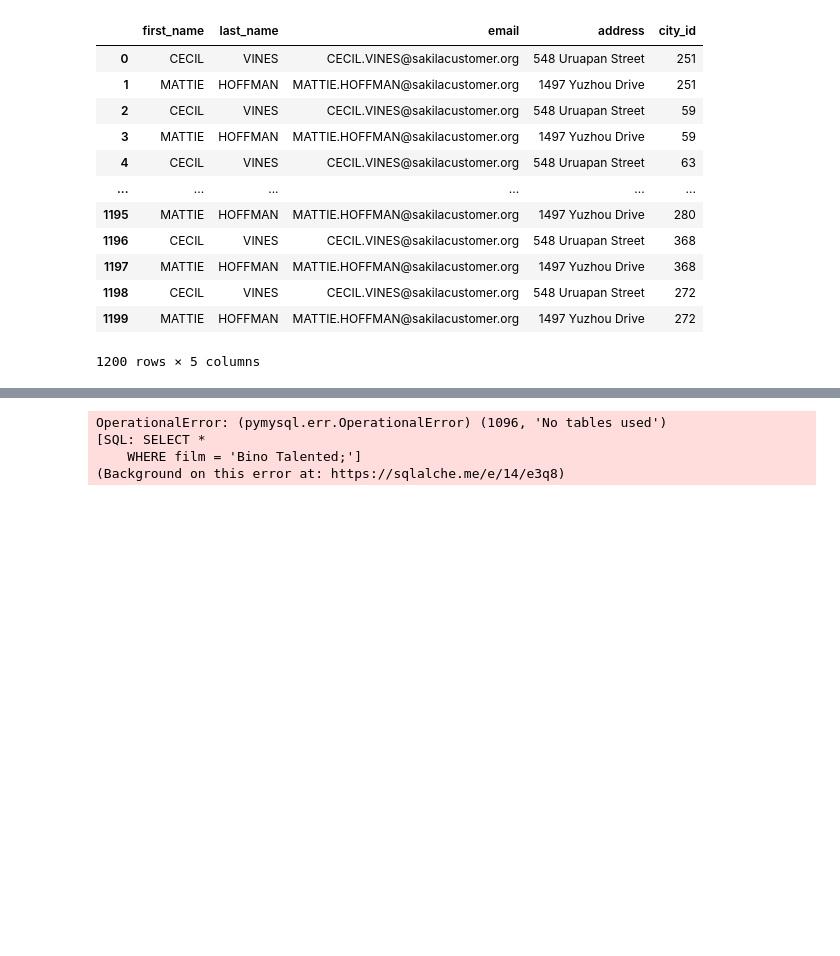
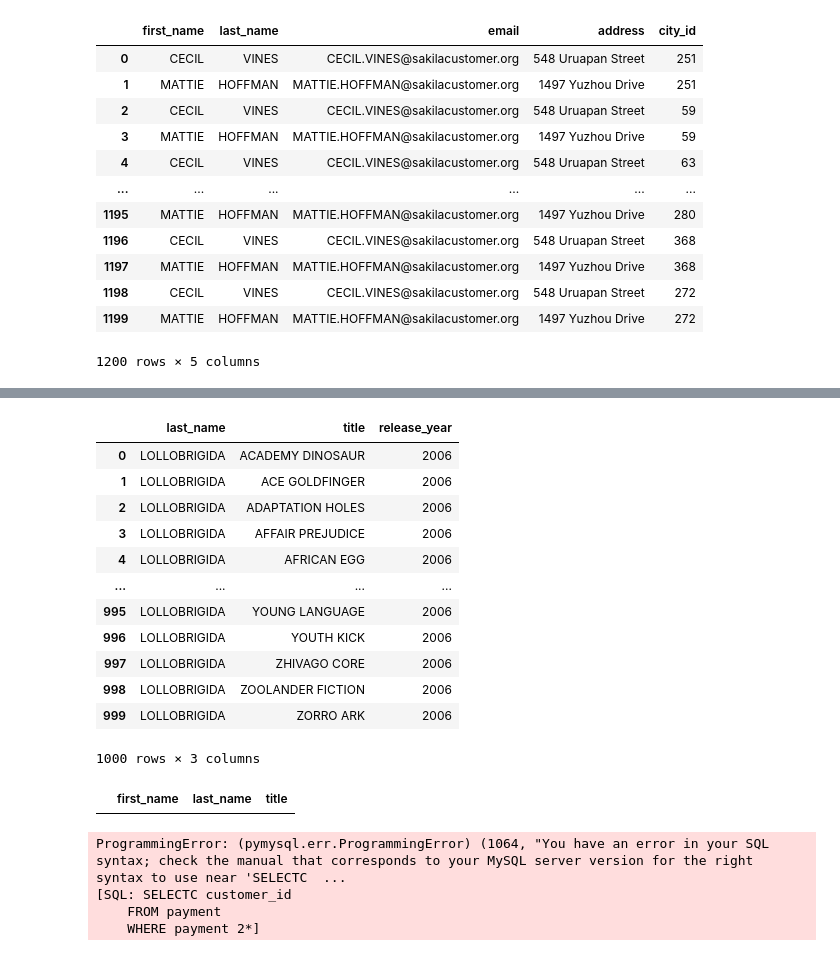
Before and after one commit to shellymduncan/Queries-Sakila, a Jupyter notebook: Queries - Sakila.ipynb, the cells around one changed output, grey strips where cells are left out. Cells and saved outputs as stored; diff of their text form; code cells hidden in the pictures; blank space fills up the shorter version.

```diff
--- a/Queries - Sakila.ipynb
+++ b/Queries - Sakila.ipynb
@@ -103,25 +103,47 @@ pd.read_sql(q1, engine)
 # %%
 # get all the films that Johnny Lollobrigida was in
 # query should return the actor's last name, film title, and release year
-q2 = """SELECT actor.last_name, film.title, film.release_year,
-    FROM film
-    JOIN last_name
-    WHERE """
+q2 = """SELECT actor.last_name, film.title, film.release_year
+    FROM actor
+    JOIN film
+    WHERE actor.last_name = 'Lollobrigida'"""
+pd.read_sql(q2, engine)
+# %% [output]
+|  | last_name | title | release_year |
+| 0 | LOLLOBRIGIDA | ACADEMY DINOSAUR | 2006 |
+| 1 | LOLLOBRIGIDA | ACE GOLDFINGER | 2006 |
+| 2 | LOLLOBRIGIDA | ADAPTATION HOLES | 2006 |
+| 3 | LOLLOBRIGIDA | AFFAIR PREJUDICE | 2006 |
+| 4 | LOLLOBRIGIDA | AFRICAN EGG | 2006 |
+| ... | ... | ... | ... |
+| 995 | LOLLOBRIGIDA | YOUNG LANGUAGE | 2006 |
+| 996 | LOLLOBRIGIDA | YOUTH KICK | 2006 |
+| 997 | LOLLOBRIGIDA | ZHIVAGO CORE | 2006 |
+| 998 | LOLLOBRIGIDA | ZOOLANDER FICTION | 2006 |
+| 999 | LOLLOBRIGIDA | ZORRO ARK | 2006 |
+1000 rows × 3 columns
 # %%
 # all the actors in the movie titled "Bingo Talented"?
-q3 = """SELECT *
-    FROM
-    WHERE film = 'Bino Talented;'"""
+q3 = """SELECT actor.first_name, actor.last_name, film.title
+    FROM actor
+    JOIN film
+    WHERE film.title = 'Bingo Talented;'"""
 pd.read_sql(q3, engine)
 # %% [output]
-OperationalError: (pymysql.err.OperationalError) (1096, 'No tables used')
-[SQL: SELECT *
-    WHERE film = 'Bino Talented;']
-(Background on this error at: https://sqlalche.me/e/14/e3q8)
+|  | first_name | last_name | title |
 # %%
 # get the customer_id associated with all payments greater than twice the average payment amount?
 # HINT: use 2* in your query to get twice the amount
 # result should include the customer id and the amount
+q4 = """SELECTC customer_id
+    FROM payment
+    WHERE payment 2*"""
+q4 = pd.read_sql(q4, engine)
+# %% [output]
+ProgrammingError: (pymysql.err.ProgrammingError) (1064, "You have an error in your SQL syntax; check the manual that corresponds to your MySQL server version for the right syntax to use near 'SELECTC  ...
+[SQL: SELECTC customer_id
+    FROM payment
+    WHERE payment 2*]
 # %%
 # list the first and last names of the 5 customers who have the highest number(count) of payments
 # title the number of payments as num_payments.
```
